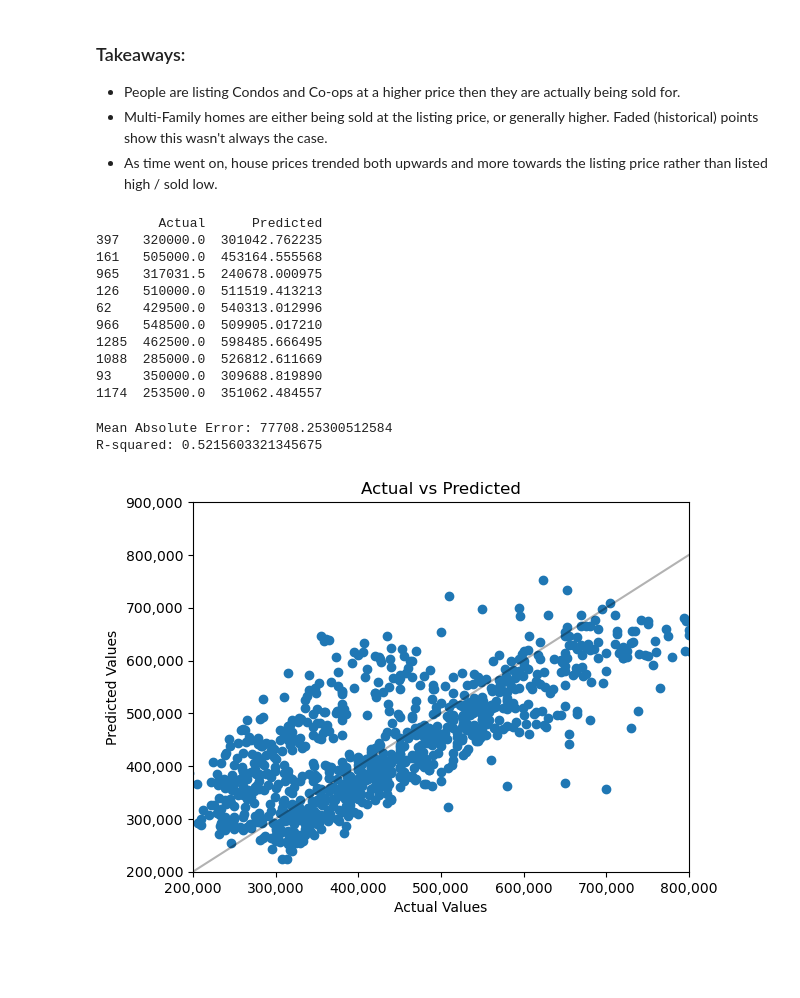
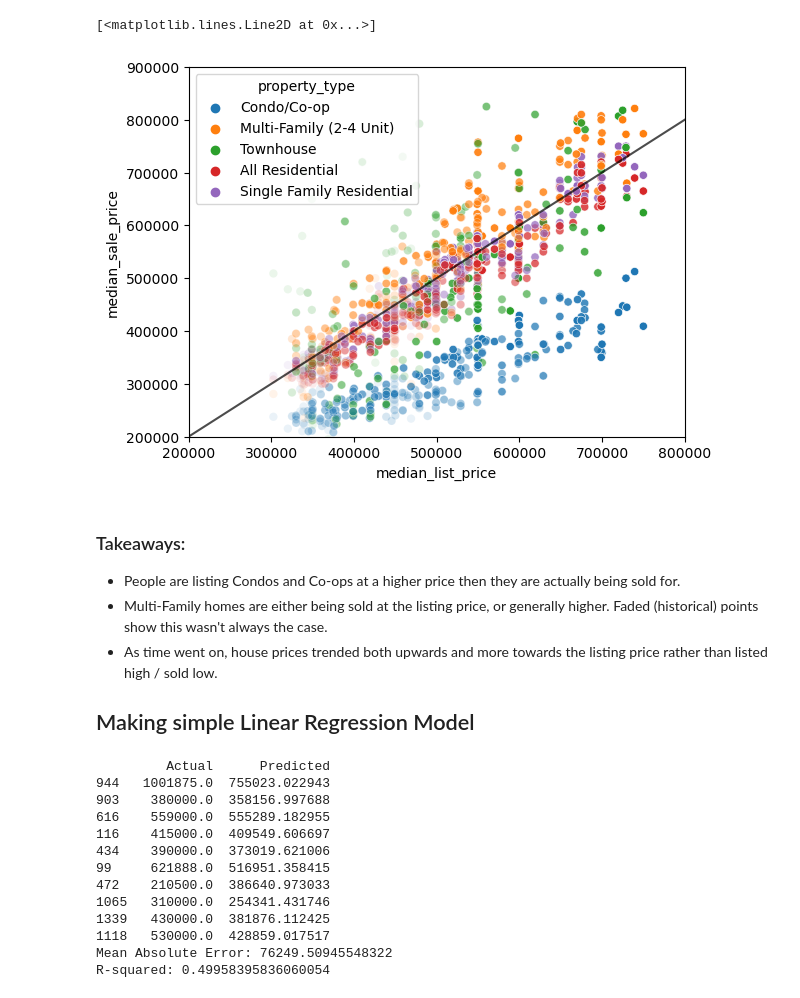
Before and after one commit to Fefe-Hern/Living, a Jupyter notebook: 4_python_analysis/redfin_analysis.ipynb, the cells around one changed output. Drawn from its saved outputs; the diff is of its cells as text; code cells hidden in the pictures; blank space fills up the shorter version.

```diff
--- a/4_python_analysis/redfin_analysis.ipynb
+++ b/4_python_analysis/redfin_analysis.ipynb
@@ -83,8 +80,27 @@ plt.show()
+# %%
+def plotRedfinScatter(xVal, yVal):
+    plot = sns.scatterplot(x=xVal, y=yVal, data=redfin,
+                hue='property_type',
+                alpha=getYearAlpha(redfin['period']))
+    plot.set(xlim=(200000, 800000), ylim=(200000, 900000))
+    return plot
+
+def getYearAlpha(data):
+    period = data.str[:4].astype(int)
+    return 1 - (current_period - period) / (current_period - period.min())
+
+plot = plotRedfinScatter('median_list_price', 'median_sale_price')
+plot.plot([200000, 800000], [200000, 800000], c='black', alpha=0.7)
+# %% [output]
+[<matplotlib.lines.Line2D at 0x...>]
+[figure, added]
 # %% [markdown]
 ### Takeaways:
 
 - People are listing Condos and Co-ops at a higher price then they are actually being sold for.
 - Multi-Family homes are either being sold at the listing price, or generally higher. Faded (historical) points show this wasn't always the case.
 - As time went on, house prices trended both upwards and more towards the listing price rather than listed high / sold low.
+
+## Making simple Linear Regression Model
 # %%
 # Prepare data for regression
@@ -102,38 +117,25 @@ regressor.fit(X_train, y_train)
 
 # Make predictions
 y_pred = regressor.predict(X_test)
-# %%
-result = pd.DataFrame({'Actual': y_test, 'Predicted': y_pred})
-print(result.head(10))
-# %% [output]
-        Actual      Predicted
-397   320000.0  301042.762235
-161   505000.0  453164.555568
-965   317031.5  240678.000975
-126   510000.0  511519.413213
-62    429500.0  540313.012996
-966   548500.0  509905.017210
-1285  462500.0  598485.666495
-1088  285000.0  526812.611669
-93    350000.0  309688.819890
-1174  253500.0  351062.484557
-# %%
-# Calculate performance metrics
-print('Mean Absolute Error:', metrics.mean_absolute_error(y_test, y_pred))
-print('R-squared:', metrics.r2_score(y_test, y_pred))
-
-# Visualize the results
-plt.scatter(y_test, y_pred)
-plt.xlabel('Actual Values')
-plt.ylabel('Predicted Values')
-plt.title('Actual vs Predicted')
-plt.xlim(200000, 800000)
-plt.ylim(200000, 900000)
-plt.gca().xaxis.set_major_formatter(ticker.StrMethodFormatter('{x:,.0f}'))
-plt.gca().yaxis.set_major_formatter(ticker.StrMethodFormatter('{x:,.0f}'))
-plt.plot([200000, 800000], [200000, 800000], c='black', alpha=0.3)
-plt.show()
-# %% [output]
-Mean Absolute Error: 77708.25300512584
-R-squared: 0.5215603321345675
-[figure, removed]
+# %%
+result = pd.DataFrame({'Actual': y_test, 'Predicted': y_pred})
+# append result to Redfin
+redfin['predicted_median_sale_price_simple_linear'] = regressor.predict(X)
+print(result.head(10))
+# Calculate performance metrics
+print('Mean Absolute Error:', metrics.mean_absolute_error(y_test, y_pred))
+print('R-squared:', metrics.r2_score(y_test, y_pred))
+# %% [output]
+         Actual      Predicted
+944   1001875.0  755023.022943
+903    380000.0  358156.997688
+616    559000.0  555289.182955
+116    415000.0  409549.606697
+434    390000.0  373019.621006
+99     621888.0  516951.358415
+472    210500.0  386640.973033
+1065   310000.0  254341.431746
+1339   430000.0  381876.112425
+1118   530000.0  428859.017517
+Mean Absolute Error: 76249.50945548322
+R-squared: 0.49958395836060054
```
Also changed, not shown: parts of 9 cells of this notebook, 7 other files.
